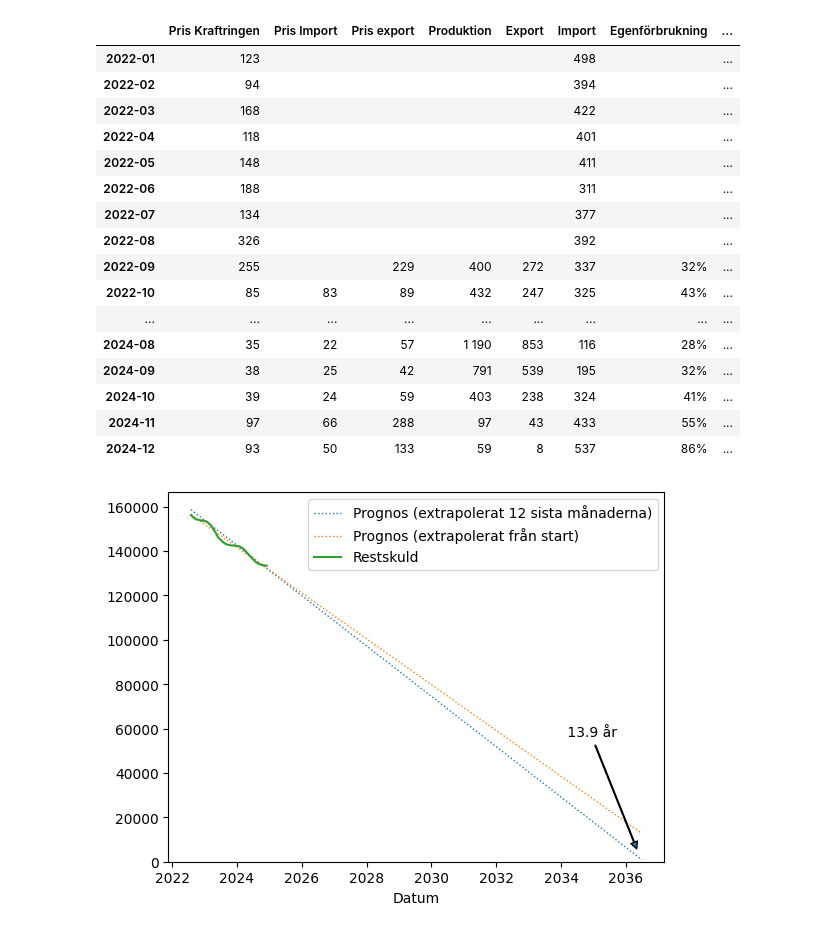
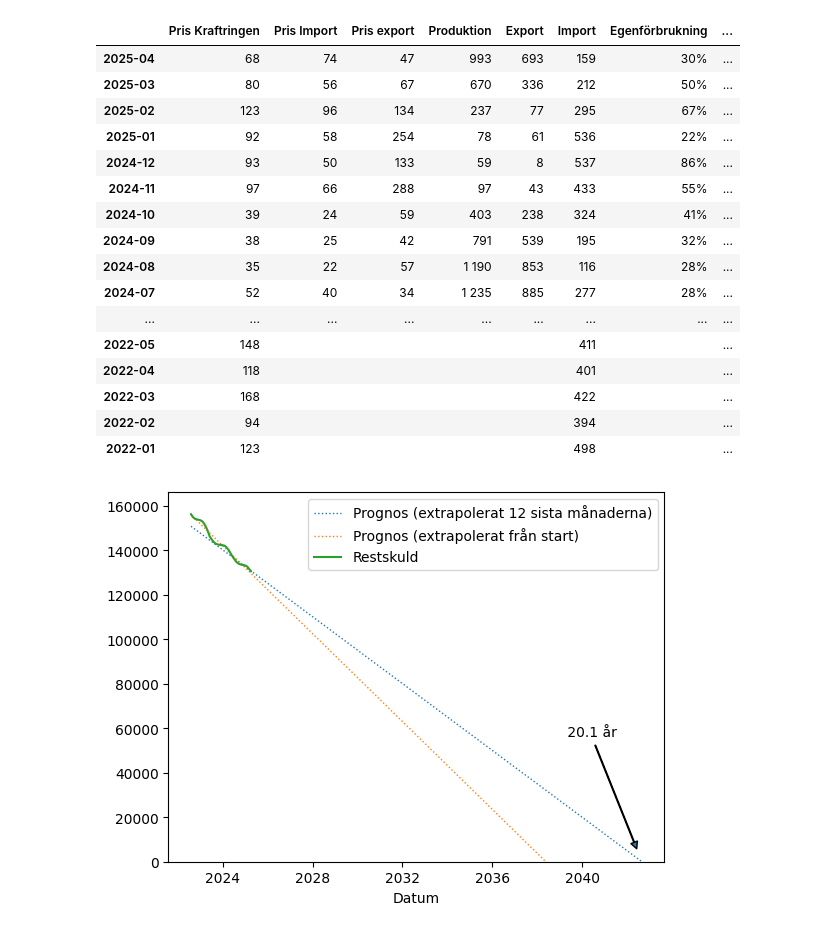
Before and after one commit to frolswe/sol, a Jupyter notebook: solceller.ipynb, the cells around one changed output. Drawn from its saved outputs; the diff is of its cells as text; code cells hidden in the pictures.

```diff
--- a/solceller.ipynb
+++ b/solceller.ipynb
@@ -8,6 +8,10 @@
 # Alla priser utan moms.
 data = {
     # Månad,    Produktion (kWh), Import (kWh), Export (kWh), Pris export (öre/kWh), Pris Import (öre/kWh), Pris Kraftringen (öre/kWh)
+    "2025-04": [          993   ,      159.485,      692.701,                 47.31,                 73.61, 85.30/1.25                ], # 62.90+6.91+3.80=73.61
+    "2025-03": [          670   ,      212.307,      335.679,                 66.53,                 55.80, 99.95/1.25                ], # 41.18+10.82+3.80=55.80
+    "2025-02": [          237   ,      295.494,       77.298,                133.69,                 95.86, 153.63/1.25               ], # 86.78+5.28+3.80=95.86
+    "2025-01": [           78.21,      535.844,       60.854,                254.38,                 58.06, 115.57/1.25               ], # 48.82+5.44+3.80=58.06
     "2024-12": [           59.22,      536.700,        8.293,                133.08,                 49.78, 116.65/1.25               ],
     "2024-11": [           97.05,      432.588,       43.471,                287.52,                 65.54, 96.82                     ],
     "2024-10": [          403   ,      323.642,      238.258,                 59.47,                 23.60, 39.45                     ],
@@ -23,7 +27,7 @@ data = {
     # Totalt:
     #         Pris export = (-162.68 + -65.47) / (185.63 + 352.888) = -42.37 öre/kWh
     #         Pris import = (14.20 + 34.69) / (40.54 + 153.996) = 25.13 öre/kWh
-    "2024-08": [         1190   ,      116.399,      853.138,                57.10,                  22.33, 64.52/1.25 * 307/459      ], # Approximerat med Nodpools pris.
+    "2024-08": [         1190   ,      116.399,      853.138,                57.10,                  22.33, 64.52/1.25 * 307/459      ], # Approximerat med Nordpools pris.
     "2024-07": [         1235   ,      276.705,      884.978,                34.02,                  39.84, 64.52/1.25                ],
     "2024-06": [         1352   ,      162.222,     1043.889,                44.06,                  71.53, 87.28/1.25                ],
     "2024-05": [         1503   ,      200.002,     1207.817,                30.36,                  54.47, 93.76/1.25                ],
@@ -70,6 +74,7 @@ data2 = {
     # Kraftringen abonnemang (kr/månad)
     # Fjärrvärme abonnemang (kr/månad)
     # Fjärrvärme pris (öre/kWh)
+    "2025-01": {"Energiskatt": 43.9, "Nätnytta": 11},
     "2024-09": {                                                      "Tim abonnemang": 24.3}, # Varberg Energi.
     "2024-01": {"Energiskatt": 42.8, "Elnät abonnemang": 410},
     #            "Fjärrvärme pris": 87.00/1.25, "Fjärrvärme pris (rörligt)": 120.30/1.25, "Fjärrvärme abonnemang": 4670/12/1.25},
@@ -197,34 +202,34 @@ for m in df.index:
     df.loc[m, "Restskuld"] = Restskuld
 # %%
 # Tabell.
-df.style \
+df.sort_index(ascending=False).style \
     .format_index(lambda x: x.strftime('%Y-%m')).hide(axis="index", names=True) \
     .format(precision=0, na_rep='', thousands=" ",
         formatter={
             #"Pris Kraftringen": "{:.0f} öre/kWh",
             #"Pris Import": "asd",
             #"Pris export": "asd",
             "Egenförbrukning": lambda x: f"{x*100:.0f}%",
         }) \
     .hide(axis="columns", subset=["Nätnytta", "Skattereduktion", "Tim abonnemang", "Kraftringen abonnemang", "Elnät abonnemang", "Investering", "Energiskatt", "Överföringsavgift"])
 # %% [output]
 |  | Pris Kraftringen | Pris Import | Pris export | Produktion | Export | Import | Egenförbrukning | ... |
+| 2025-04 | 68 | 74 | 47 | 993 | 693 | 159 | 30% | ... |
+| 2025-03 | 80 | 56 | 67 | 670 | 336 | 212 | 50% | ... |
+| 2025-02 | 123 | 96 | 134 | 237 | 77 | 295 | 67% | ... |
+| 2025-01 | 92 | 58 | 254 | 78 | 61 | 536 | 22% | ... |
+| 2024-12 | 93 | 50 | 133 | 59 | 8 | 537 | 86% | ... |
+| 2024-11 | 97 | 66 | 288 | 97 | 43 | 433 | 55% | ... |
+| 2024-10 | 39 | 24 | 59 | 403 | 238 | 324 | 41% | ... |
+| 2024-09 | 38 | 25 | 42 | 791 | 539 | 195 | 32% | ... |
+| 2024-08 | 35 | 22 | 57 | 1 190 | 853 | 116 | 28% | ... |
+| 2024-07 | 52 | 40 | 34 | 1 235 | 885 | 277 | 28% | ... |
+| ... | ... | ... | ... | ... | ... | ... | ... | ... |
+| 2022-05 | 148 |  |  |  |  | 411 |  | ... |
+| 2022-04 | 118 |  |  |  |  | 401 |  | ... |
+| 2022-03 | 168 |  |  |  |  | 422 |  | ... |
+| 2022-02 | 94 |  |  |  |  | 394 |  | ... |
 | 2022-01 | 123 |  |  |  |  | 498 |  | ... |
-| 2022-02 | 94 |  |  |  |  | 394 |  | ... |
-| 2022-03 | 168 |  |  |  |  | 422 |  | ... |
-| 2022-04 | 118 |  |  |  |  | 401 |  | ... |
-| 2022-05 | 148 |  |  |  |  | 411 |  | ... |
-| 2022-06 | 188 |  |  |  |  | 311 |  | ... |
-| 2022-07 | 134 |  |  |  |  | 377 |  | ... |
-| 2022-08 | 326 |  |  |  |  | 392 |  | ... |
-| 2022-09 | 255 |  | 229 | 400 | 272 | 337 | 32% | ... |
-| 2022-10 | 85 | 83 | 89 | 432 | 247 | 325 | 43% | ... |
-| ... | ... | ... | ... | ... | ... | ... | ... | ... |
-| 2024-08 | 35 | 22 | 57 | 1 190 | 853 | 116 | 28% | ... |
-| 2024-09 | 38 | 25 | 42 | 791 | 539 | 195 | 32% | ... |
-| 2024-10 | 39 | 24 | 59 | 403 | 238 | 324 | 41% | ... |
-| 2024-11 | 97 | 66 | 288 | 97 | 43 | 433 | 55% | ... |
-| 2024-12 | 93 | 50 | 133 | 59 | 8 | 537 | 86% | ... |
 # %%
 # Visualisera restskuld.
 
@@ -263,7 +268,7 @@ _ = ax.annotate("",
                 xy=(zero, 0), xytext=(0.85, .35), textcoords="axes fraction",
                 arrowprops=dict(width=0.5, headwidth=5, headlength=5, shrink=0.1))
 # %% [output]
-[figure, old version]
+[figure, new version]
 # %%
 # Visualisera produktion och resultat per månad.
 
```
Also changed, not shown: parts of 2 cells of this notebook.
